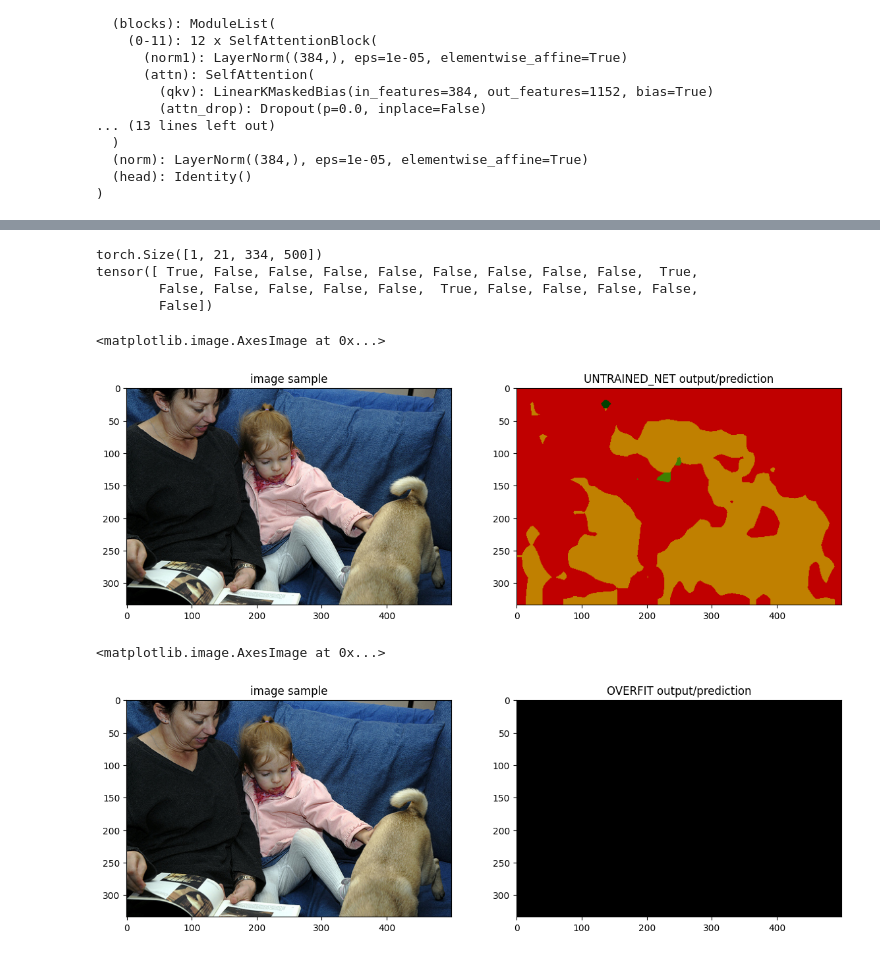
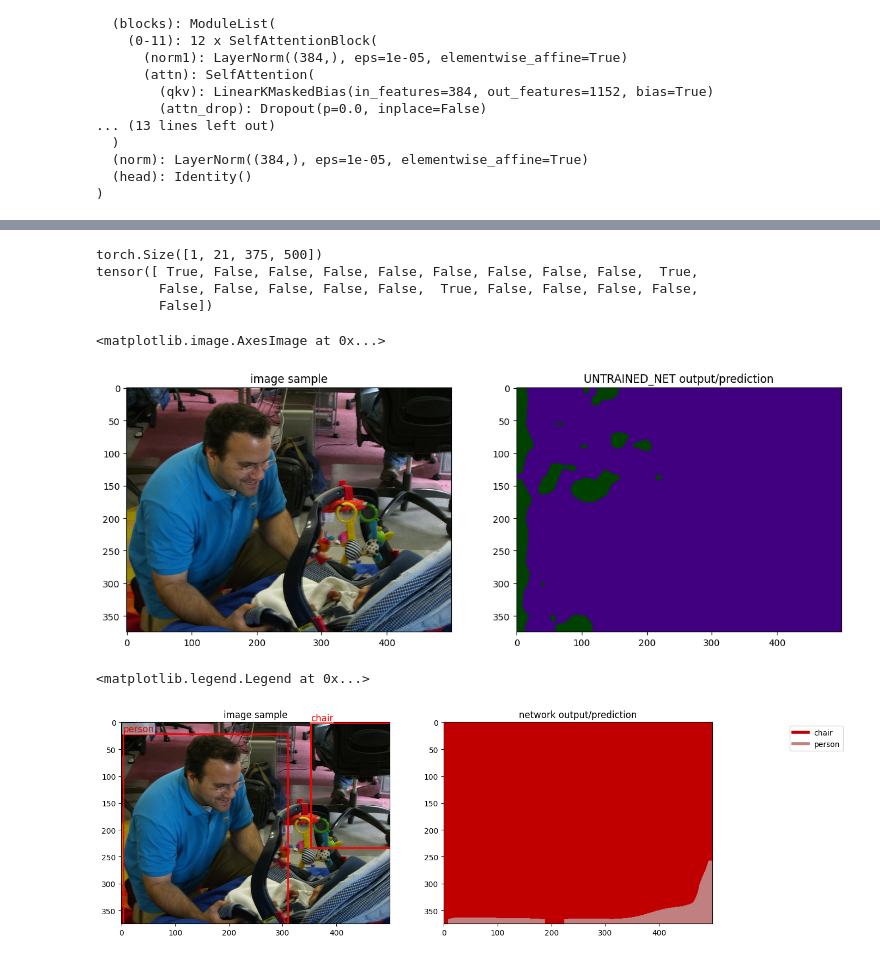
Before and after one commit to tofuuuuuuu/cs484-final-project, a Jupyter notebook: wsss.ipynb, the cells around one changed output, grey strips where cells are left out. Saved outputs shown, nothing was run; the diff lists cells and outputs as text; code cells hidden in the pictures.

```diff
--- a/wsss.ipynb
+++ b/wsss.ipynb
@@ -493,41 +493,55 @@ Epoch: 19 Loss: 0.010001474060118198
 # %%
  # Test untrained model on sample image
-sample_img, _ = sanity_data[5]
+sample_img, _ = sanity_data[4]
 sample_input, sample_data = sanity_dataset[4]
 
 untrained_output = untrained_net.forward(sanity_transforms(sample_img).unsqueeze(0).to(device))
 print(untrained_output.shape)
 print(sample_data)
 
 fig = plt.figure(figsize=(14,10))
 ax = fig.add_subplot(1,2,1)
 plt.title('image sample')
 ax.imshow(sample_img)
 ax = fig.add_subplot(1,2,2)
 plt.title('UNTRAINED_NET output/prediction')
 
 ax.imshow(colorize_mask(torch.argmax(untrained_output, dim=1).cpu().numpy()[0]))
 # %% [output]
-torch.Size([1, 21, 334, 500])
+torch.Size([1, 21, 375, 500])
 tensor([ True, False, False, False, False, False, False, False, False,  True,
         False, False, False, False, False,  True, False, False, False, False,
         False])
 <matplotlib.image.AxesImage at 0x...>
-[figure, old version]
+[figure, new version]
 # %%
 overfit_net.eval()
 overfit_output = overfit_net.forward(sanity_transforms(sample_img).unsqueeze(0).to(device))
 
-fig = plt.figure(figsize=(14,10))
-ax = fig.add_subplot(1,2,1)
+fig = plt.figure(figsize=(14, 10))
+ax = fig.add_subplot(1, 2, 1)
 plt.title('image sample')
 ax.imshow(sample_img)
-ax = fig.add_subplot(1,2,2)
-plt.title('OVERFIT output/prediction')
-ax.imshow(colorize_mask(torch.argmax(overfit_output, dim=1).cpu().numpy()[0]))
+show_bounding_box(ax, sanity_data[4][1])
+
+ax = fig.add_subplot(1, 2, 2)
+plt.title('network output/prediction')
+
+# Display the segmentation mask with colorized labels
+segmentation_mask = torch.argmax(overfit_output, dim=1).cpu().numpy()[0]
+ax.imshow(colorize_mask(segmentation_mask))
+
+# Add a legend for the classes actually present in the image
+from matplotlib.lines import Line2D
+unique_labels = np.unique(segmentation_mask)
+legend_elements = [
+    Line2D([0], [0], color=np.array(palette[label * 3:label * 3 + 3]) / 255, lw=4, label=VOC_CLASSES[label])
+    for label in unique_labels if label < len(VOC_CLASSES)
+]
+ax.legend(handles=legend_elements, loc='upper right', bbox_to_anchor=(1.5, 1))
 # %% [output]
-<matplotlib.image.AxesImage at 0x...>
+<matplotlib.legend.Legend at 0x...>
-[figure, old version]
+[figure, new version]
 # %%
 test_net = copy.deepcopy(untrained_net).to(device)
 
```
Also changed, not shown: parts of 5 cells of this notebook.
